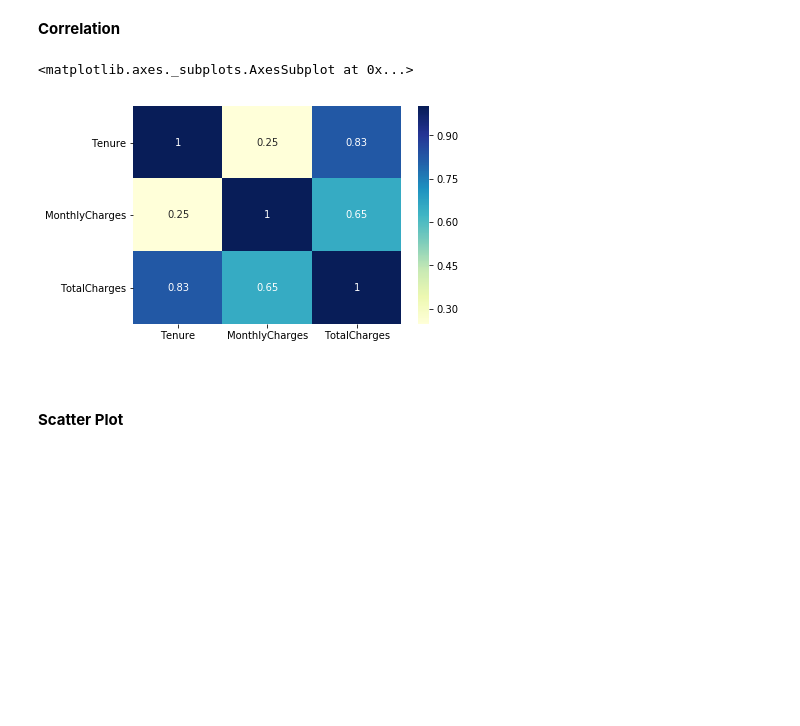
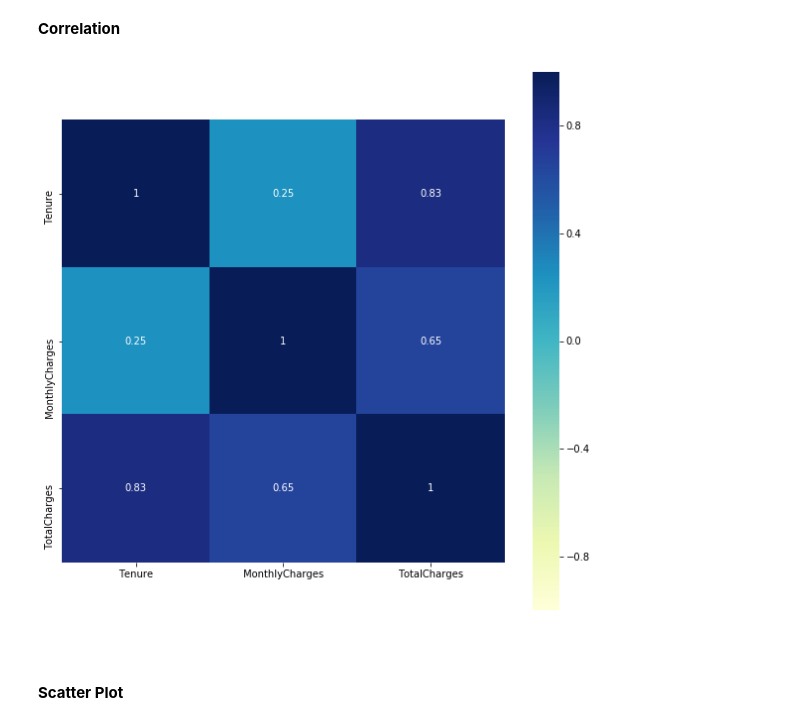
Before and after one commit to SerhanSuer/pj18-SerhanSuer, a Jupyter notebook: customer_churn_forecasting.ipynb, the cells around one changed output. Saved outputs shown, nothing was run; the diff lists cells and outputs as text; code cells hidden in the pictures; blank space fills up the shorter version.

```diff
--- a/customer_churn_forecasting.ipynb
+++ b/customer_churn_forecasting.ipynb
@@ -354,3 +351,6 @@ cats = features.drop(['Tenure', 'MonthlyCharges', 'TotalCharges'], axis=1)
+# %%
+nums = features.select_dtypes(['int64', 'float64'])
+cats = features.select_dtypes(['object'])
 # %% [markdown]
 <br><h3>3.3.1. Categorical</h3>
 # %% [markdown]
@@ -587,10 +587,10 @@ for i in cats.columns:
 # %% [markdown]
 <b>Correlation</b>
 # %%
-sns.heatmap(nums.corr(), annot=True, cmap='YlGnBu')
+plt.figure(figsize=(10, 10))
+sns.heatmap(nums.corr(), vmin=-1, vmax=1, center=0, annot=True, cmap='YlGnBu', square=True);
 # %% [output]
-<matplotlib.axes._subplots.AxesSubplot at 0x...>
-[figure, old version]
+[figure, new version]
 # %% [markdown]
 <br><br>
 <b>Scatter Plot</b>
```
Also changed, not shown: parts of 44 cells of this notebook, 1 other file.
